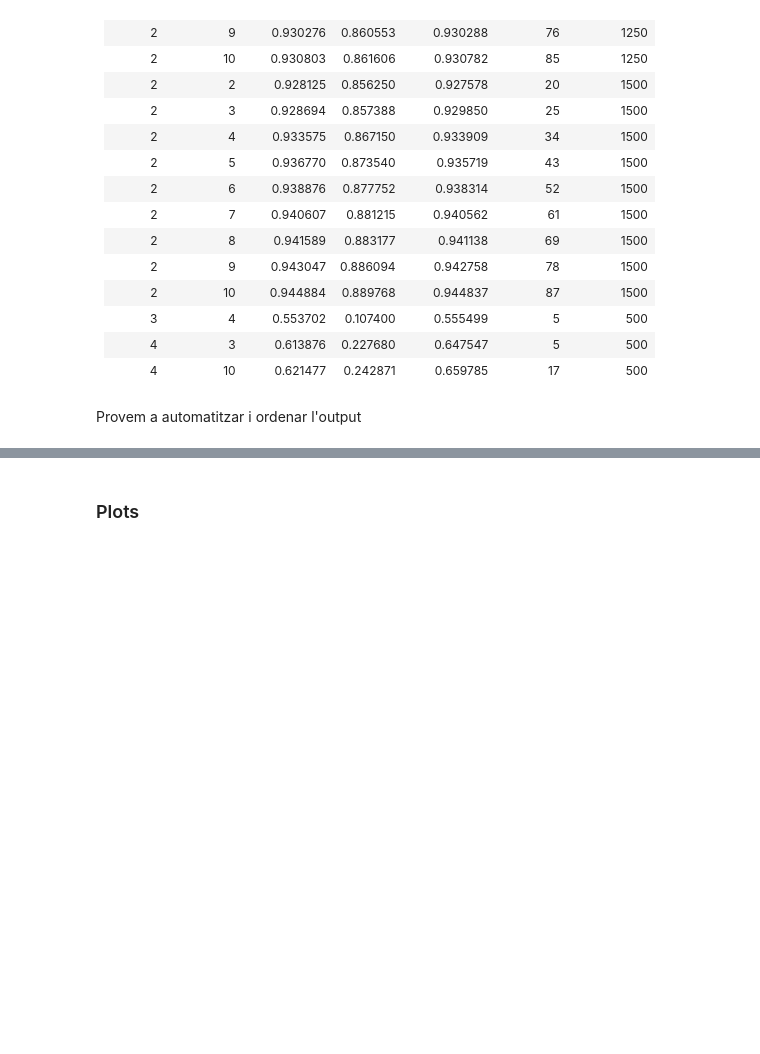
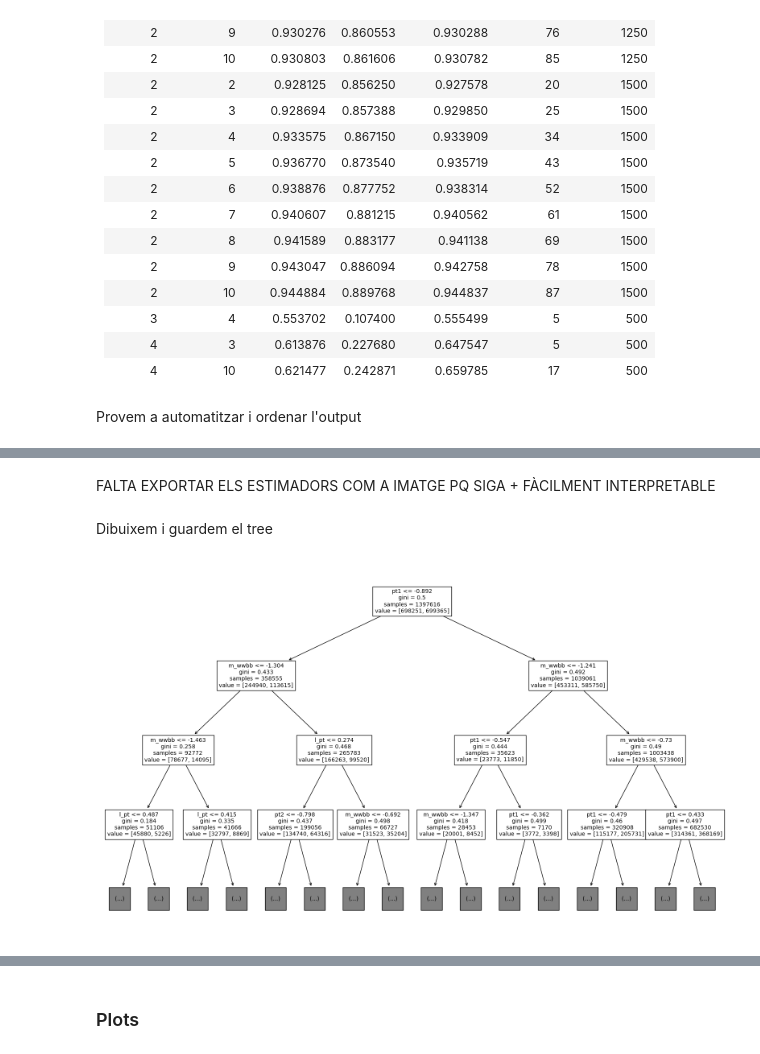
Before and after one commit to AlexPG1/TFG_MLenHEP, a Jupyter notebook: PrimeraSessió.ipynb, the cells around one changed output, grey strips where cells are left out. Drawn from its saved outputs; the diff is of its cells as text; code cells hidden in the pictures; blank space fills up the shorter version.

```diff
--- a/PrimeraSessió.ipynb
+++ b/PrimeraSessió.ipynb
@@ -1696,6 +1696,10 @@ import numpy as np
 import math
 import matplotlib.pyplot as plt
 import time
+
+# Data Filing
+import pickle
+import os
 
 # Modelling
 from sklearn.ensemble import RandomForestClassifier
@@ -1721,6 +1725,12 @@ from IPython.display import Audio
 sound_file = "C:/Users/alexp/Downloads/beep.wav"
 Audio(sound_file, autoplay=True)
 
+# Renomenació de columnes
+alltr.columns = ["Signal","l_pt","l_eta","l_phi","MET","M_phi","njets","pt1","eta1","phi1","b1","pt2","eta2","phi2","b2",
+                 "pt3","eta3","phi3","b3","pt4","eta4","phi4","b4","m_jj","m_jjj","m_lv","m_jlv","m_wwbb","mass"]
+alltst.columns = ["Signal","l_pt","l_eta","l_phi","MET","M_phi","njets","pt1","eta1","phi1","b1","pt2","eta2","phi2","b2",
+                 "pt3","eta3","phi3","b3","pt4","eta4","phi4","b4","m_jj","m_jjj","m_lv","m_jlv","m_wwbb","mass"]
+
 # Separació en masses
 tra = alltr[alltr["mass"] <= 500]
 trb = alltr[alltr["mass"] == 750]
@@ -2038,0 +2069,11 @@ Audio(sound_file, autoplay=True)
+# %%
+# Quin arxiu vols comprovar? Escollim massa i índex:
+massa = "500"
+label = "totes"
+filename = massa + "_" + label
+with open(os.path.join(directory, filename + ".txt"), 'rb') as fp:
+    resultats = pickle.load(fp)
+
+temp = pd.DataFrame([resultats["acc"], resultats["kappa"], resultats["F1S"]]).T
+temp.columns = ["Precisió","Kappa","F1S"]
+temp.style.background_gradient()
@@ -2039,3 +2091,12 @@ Audio(sound_file, autoplay=True)
+# %% [markdown]
+FALTA EXPORTAR ELS ESTIMADORS COM A IMATGE PQ SIGA + FÀCILMENT INTERPRETABLE
+# %% [markdown]
+Dibuixem i guardem el tree
 # %%
-import pickle
-import os
+plt.figure(figsize=(20,12))
+tree.plot_tree(clf,max_depth = 3, fontsize = 10, feature_names = Xdata.columns);
+directory = "D:/OneDrive/Universitat/5. Quint/TFG/RstudioPython/Treeplots"
+intent = ""
+plt.savefig("TreePlots/" + "Tree" + filename + intent);
+# %% [output]
+[figure, added]
```
Also changed, not shown: parts of 7 cells of this notebook.
